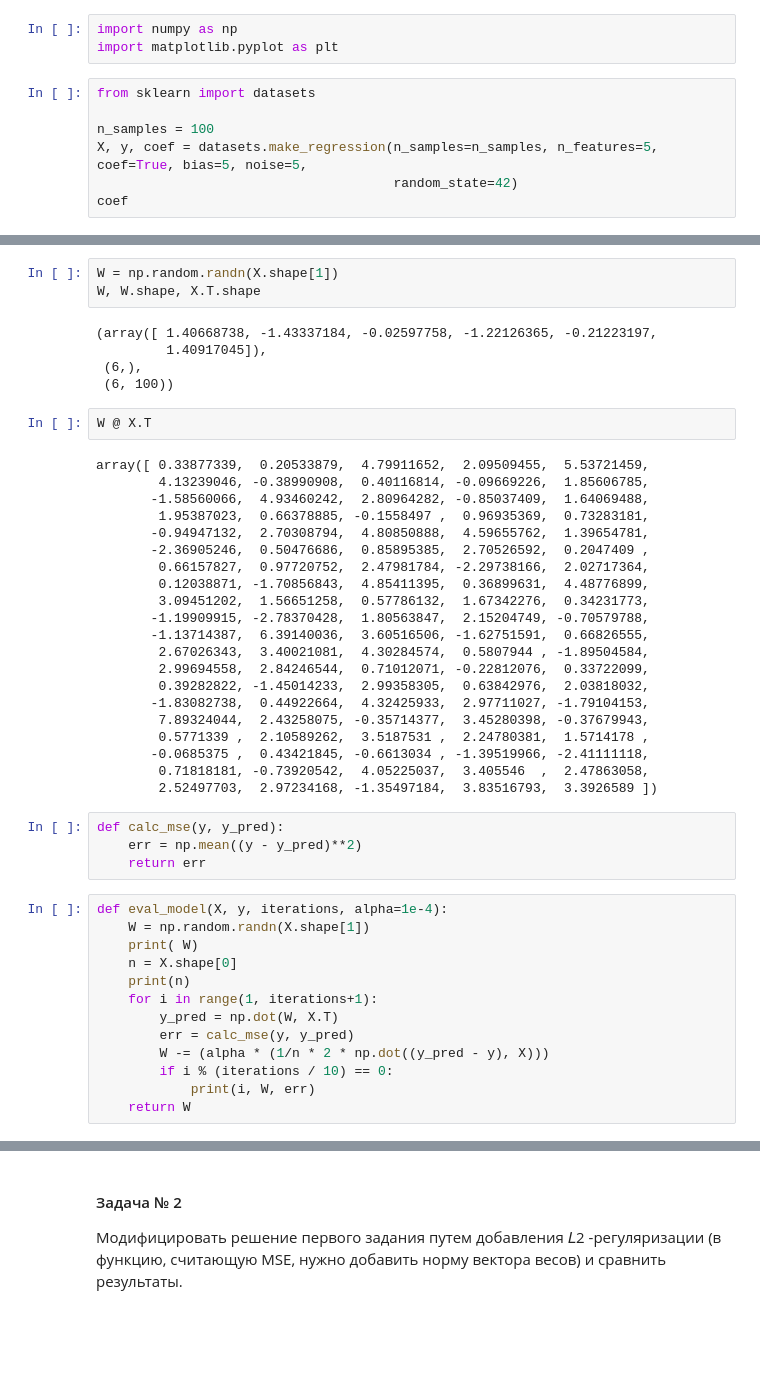
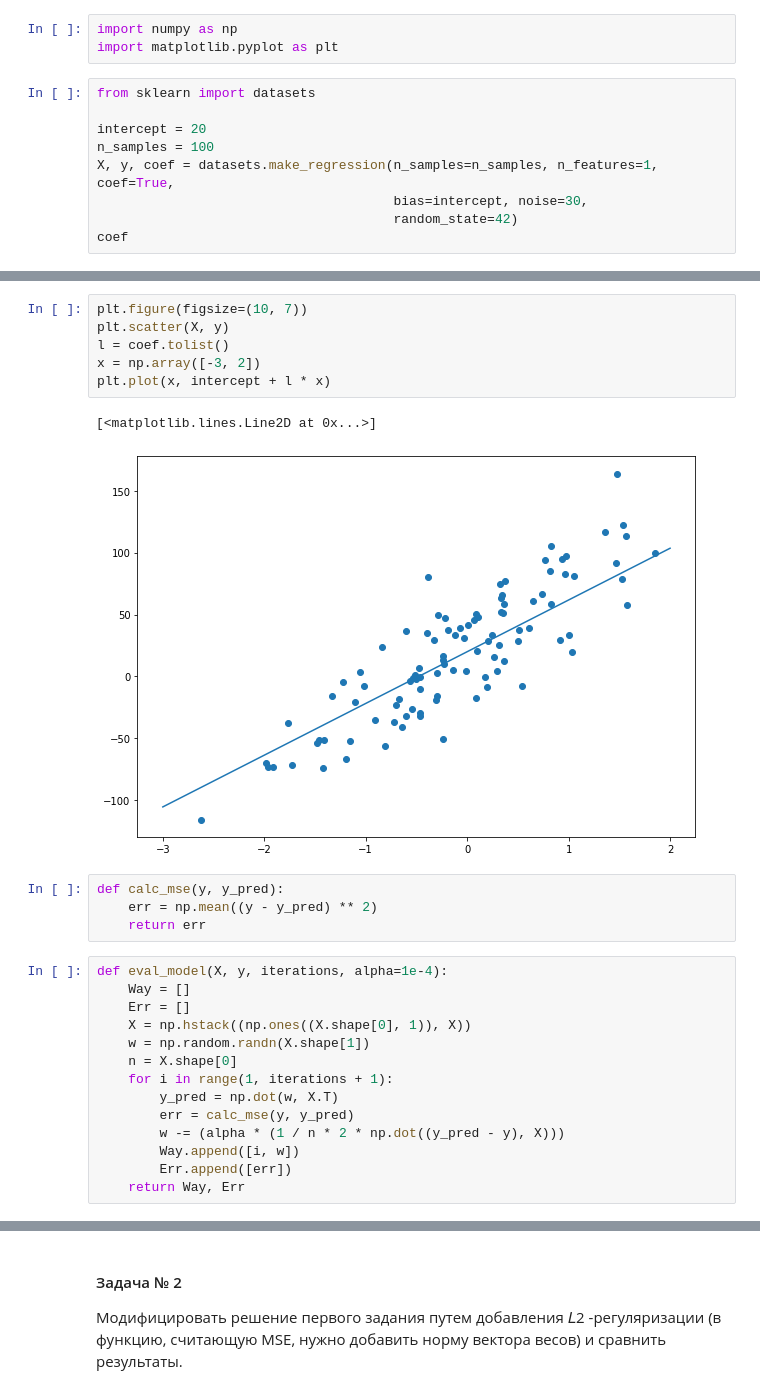
Before and after one commit to alex-chin/gb_data_analysis, a Jupyter notebook: homeworks/home02/home02.ipynb, the cells around one changed output, grey strips where cells are left out. Saved outputs shown, nothing was run; the diff lists cells and outputs as text; blank space fills up the shorter version.

```diff
--- a/homeworks/home02/home02.ipynb
+++ b/homeworks/home02/home02.ipynb
@@ -15,8 +15,10 @@ import matplotlib.pyplot as plt
 # %%
 from sklearn import datasets
 
+intercept = 20
 n_samples = 100
-X, y, coef = datasets.make_regression(n_samples=n_samples, n_features=5, coef=True, bias=5, noise=5,
+X, y, coef = datasets.make_regression(n_samples=n_samples, n_features=1, coef=True,
+                                      bias=intercept, noise=30,
                                       random_state=42)
 coef
 # %% [output]
@@ -65,48 +26,27 @@ array([[ 1.        ,  0.97511973, -0.67716171, -0.01224677, -0.89725437,
-# %%
-W = np.random.randn(X.shape[1])
-W, W.shape, X.T.shape
-# %% [output]
-(array([ 1.40668738, -1.43337184, -0.02597758, -1.22126365, -0.21223197,
-         1.40917045]),
- (6,),
- (6, 100))
-# %%
-W @ X.T
-# %% [output]
-array([ 0.33877339,  0.20533879,  4.79911652,  2.09509455,  5.53721459,
-        4.13239046, -0.38990908,  0.40116814, -0.09669226,  1.85606785,
-       -1.58560066,  4.93460242,  2.80964282, -0.85037409,  1.64069488,
-        1.95387023,  0.66378885, -0.1558497 ,  0.96935369,  0.73283181,
-       -0.94947132,  2.70308794,  4.80850888,  4.59655762,  1.39654781,
-       -2.36905246,  0.50476686,  0.85895385,  2.70526592,  0.2047409 ,
-        0.66157827,  0.97720752,  2.47981784, -2.29738166,  2.02717364,
-        0.12038871, -1.70856843,  4.85411395,  0.36899631,  4.48776899,
-        3.09451202,  1.56651258,  0.57786132,  1.67342276,  0.34231773,
-       -1.19909915, -2.78370428,  1.80563847,  2.15204749, -0.70579788,
-       -1.13714387,  6.39140036,  3.60516506, -1.62751591,  0.66826555,
-        2.67026343,  3.40021081,  4.30284574,  0.5807944 , -1.89504584,
-        2.99694558,  2.84246544,  0.71012071, -0.22812076,  0.33722099,
-        0.39282822, -1.45014233,  2.99358305,  0.63842976,  2.03818032,
-       -1.83082738,  0.44922664,  4.32425933,  2.97711027, -1.79104153,
-        7.89324044,  2.43258075, -0.35714377,  3.45280398, -0.37679943,
-        0.5771339 ,  2.10589262,  3.5187531 ,  2.24780381,  1.5714178 ,
-       -0.0685375 ,  0.43421845, -0.6613034 , -1.39519966, -2.41111118,
-        0.71818181, -0.73920542,  4.05225037,  3.405546  ,  2.47863058,
-        2.52497703,  2.97234168, -1.35497184,  3.83516793,  3.3926589 ])
+# %%
+plt.figure(figsize=(10, 7))
+plt.scatter(X, y)
+l = coef.tolist()
+x = np.array([-3, 2])
+plt.plot(x, intercept + l * x)
+# %% [output]
+[<matplotlib.lines.Line2D at 0x...>]
+[figure, added]
 # %%
 def calc_mse(y, y_pred):
-    err = np.mean((y - y_pred)**2)
+    err = np.mean((y - y_pred) ** 2)
     return err
 # %%
 def eval_model(X, y, iterations, alpha=1e-4):
-    W = np.random.randn(X.shape[1])
-    print( W)
+    Way = []
+    Err = []
+    X = np.hstack((np.ones((X.shape[0], 1)), X))
+    w = np.random.randn(X.shape[1])
     n = X.shape[0]
-    print(n)
-    for i in range(1, iterations+1):
-        y_pred = np.dot(W, X.T)
+    for i in range(1, iterations + 1):
+        y_pred = np.dot(w, X.T)
         err = calc_mse(y, y_pred)
-        W -= (alpha * (1/n * 2 * np.dot((y_pred - y), X)))
-        if i % (iterations / 10) == 0:
-            print(i, W, err)
-    return W
+        w -= (alpha * (1 / n * 2 * np.dot((y_pred - y), X)))
+        Way.append([i, w])
+        Err.append([err])
+    return Way, Err
```
Also changed, not shown: parts of 11 cells of this notebook.
